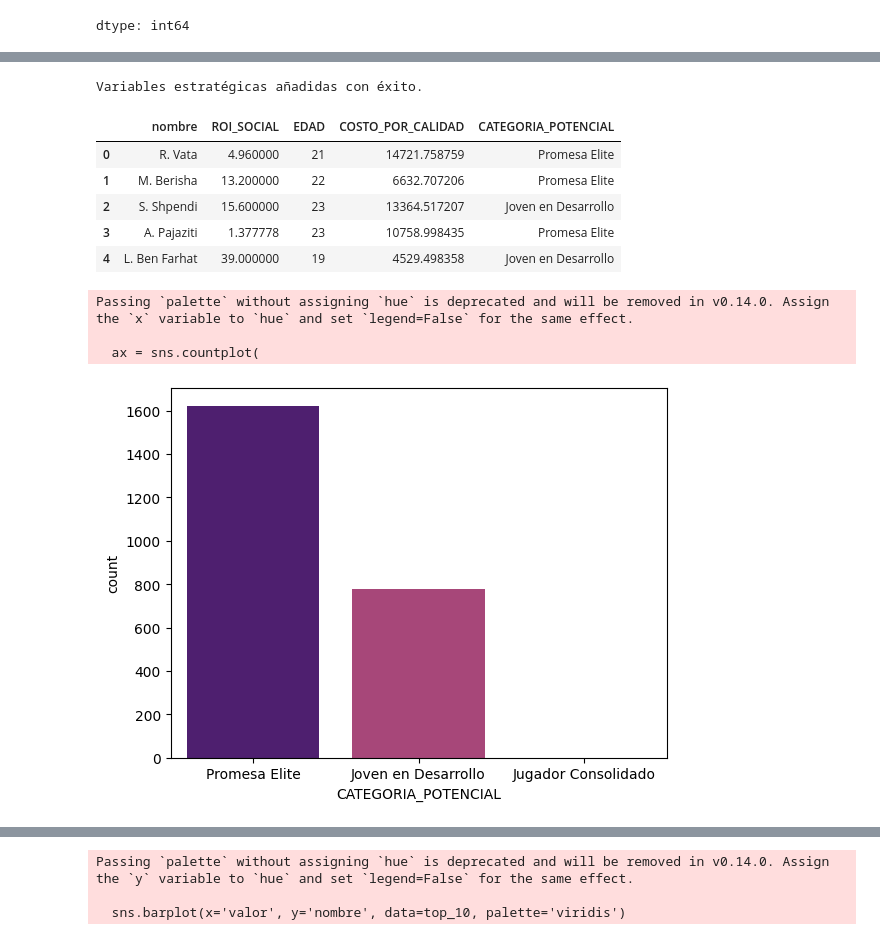
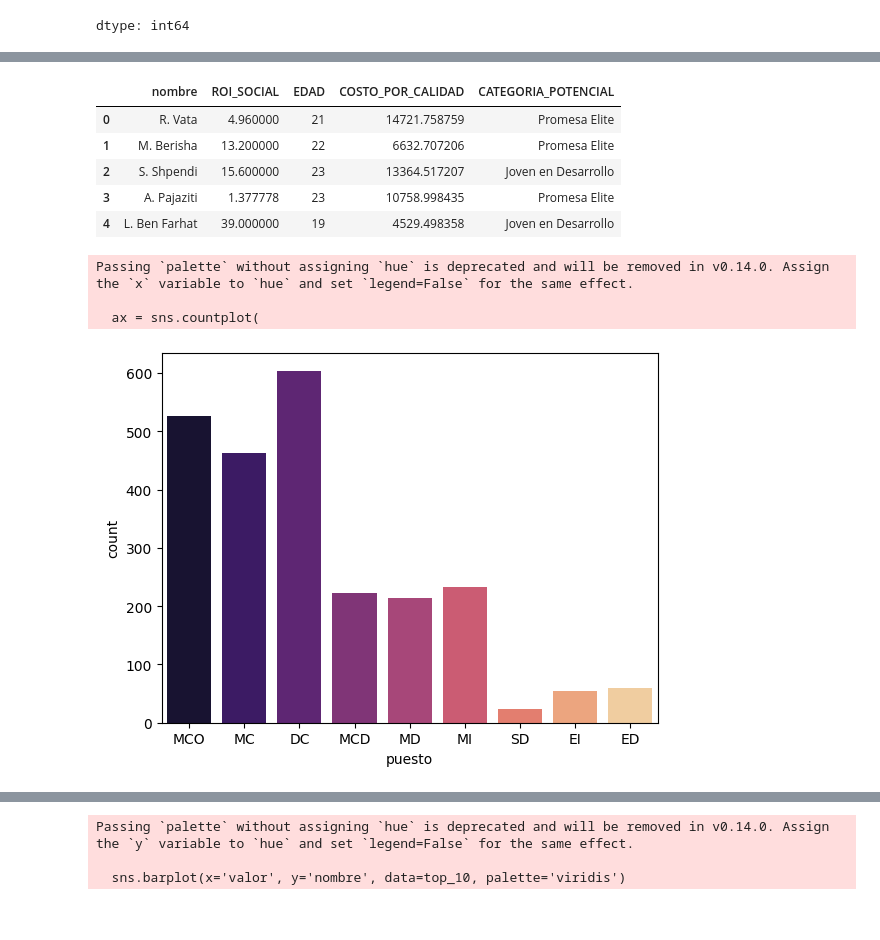
Before and after one commit to amarchenac-ops/repositoryanthony, a Jupyter notebook: [00] - Workshops/Workshop_ML_PartTime.ipynb, the cells around one changed output, grey strips where cells are left out. Drawn from its saved outputs; the diff is of its cells as text; code cells hidden in the pictures.

```diff
--- a/[00] - Workshops/Workshop_ML_PartTime.ipynb
+++ b/[00] - Workshops/Workshop_ML_PartTime.ipynb
@@ -174,10 +211,8 @@ def clasificar_potencial(row):
 
 df_limpio['CATEGORIA_POTENCIAL'] = df_limpio.apply(clasificar_potencial, axis=1)
 
-print("Variables estratégicas añadidas con éxito.")
 display(df_limpio[['nombre', 'ROI_SOCIAL', 'EDAD', 'COSTO_POR_CALIDAD', 'CATEGORIA_POTENCIAL']].head())
 # %% [output]
-Variables estratégicas añadidas con éxito.
 |  | nombre | ROI_SOCIAL | EDAD | COSTO_POR_CALIDAD | CATEGORIA_POTENCIAL |
 | 0 | R. Vata | 4.960000 | 21 | 14721.758759 | Promesa Elite |
 | 1 | M. Berisha | 13.200000 | 22 | 6632.707206 | Promesa Elite |
@@ -189,16 +224,14 @@ import matplotlib.pyplot as plt
 import seaborn as sns
 import numpy as np
 # %%
-orden = ['Promesa Elite', 'Joven en Desarrollo', 'Jugador Consolidado']
 
 ax = sns.countplot(
-    x='CATEGORIA_POTENCIAL',
+    x='puesto',
     data=df_limpio,
-    order=orden,
-    palette='magma' # Una paleta profesional y llamativa
+    palette='magma'
 )
 # %% [output]
 Passing `palette` without assigning `hue` is deprecated and will be removed in v0.14.0. Assign the `x` variable to `hue` and set `legend=False` for the same effect.
 
   ax = sns.countplot(
-[figure, old version]
+[figure, new version]
```
Also changed, not shown: parts of 12 cells of this notebook.
